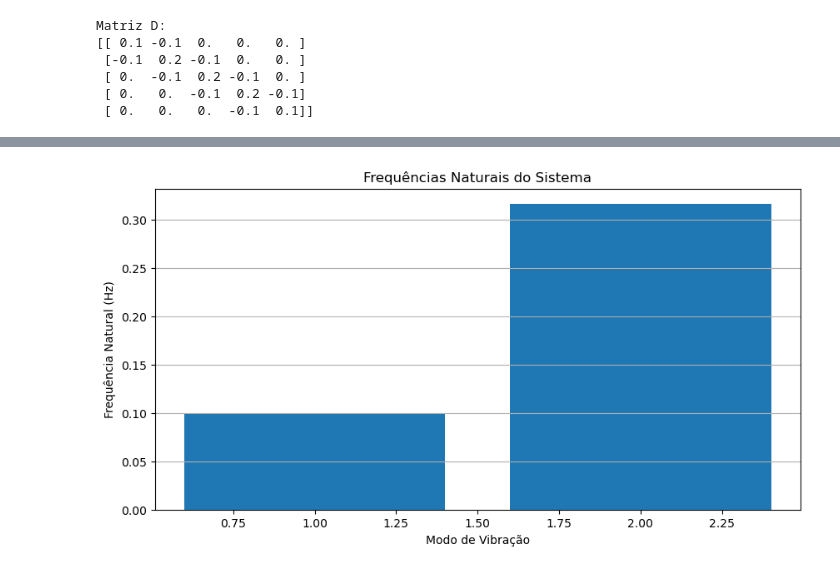
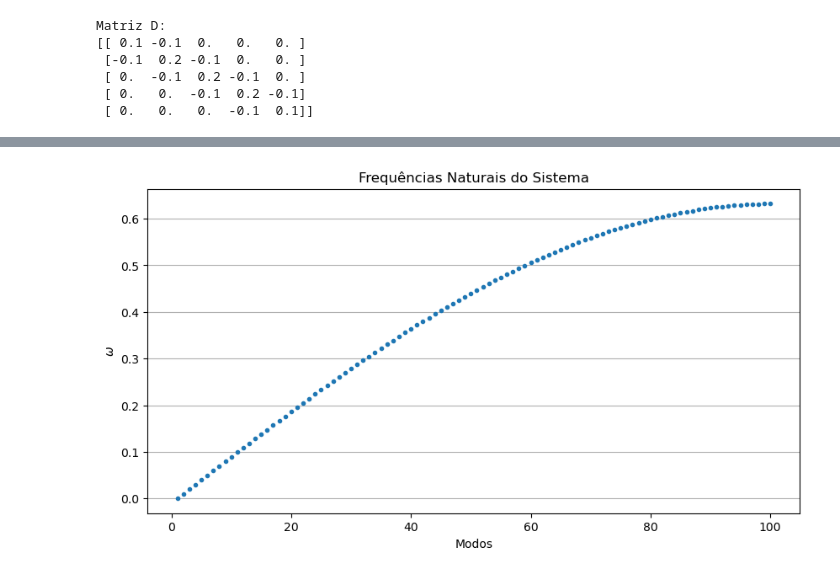
Before and after one commit to aragaoiberis/atv4, a Jupyter notebook: atv4.ipynb, the cells around one changed output, grey strips where cells are left out. Cells and saved outputs as stored; diff of their text form; code cells hidden in the pictures.

```diff
--- a/atv4.ipynb
+++ b/atv4.ipynb
@@ -556,33 +504,0 @@ autovetores:
-# %%
-# Cria a matriz nula
-massas = int(input("Qual o número de massas da cadeia? "))
-m_fixa = []
-m_var = float(input("Qual a massa m? "))
-m_fixa.append(m_var)
-m = np.array([m_fixa]*massas)
-
-k1 = float(input("Qual a constante elástica k? "))
-
-# Inicializa a matriz D com zeros
-D = np.zeros((massas, massas))
-
-# Preenche a matriz D de acordo com o sistema de massas e molas
-for i in range(massas):
-    if massas == 1:  # Caso especial com apenas 1 massa
-        D[i, i] = k1/m[i]
-    else:
-        if i == 0:  # Primeira massa
-            D[i, i] = k1/m[i]
-            D[i, i+1] = -k1/m[i]
-        elif i == massas-1:  # Última massa
-            D[i, i] = k1/m[i]
-            D[i, i-1] = -k1/m[i]
-        else:  # Massas do meio
-            D[i, i] = 2*k1/m[i]
-            D[i, i-1] = -k1/m[i]
-            D[i, i+1] = -k1/m[i]
-
-autovalores, autovetores = np.linalg.eig(D)
-frequencias = np.sqrt(np.abs(autovalores))
-print(f"Para as massas m = {m} e constante elástica k={k1} temos:")
-print(f"Autovalores: {autovalores}, frequências: {frequencias}. \nautovetores: \n{autovetores}")
@@ -799,10 +539,11 @@ plt.show()
 # %%
+frequencias = np.sqrt(autovalores)
 plt.figure(figsize=(10, 5))
-plt.bar(range(1, len(frequencias)+1), frequencias)
-plt.xlabel('Modo de Vibração')
-plt.ylabel('Frequência Natural (Hz)')
+plt.plot(range(1, len(frequencias)+1), frequencias, '.')
+plt.xlabel('Modos')
+plt.ylabel('$\omega$')
 plt.title('Frequências Naturais do Sistema')
 plt.grid(True, axis='y')
 plt.show()
 # %% [output]
-[figure, old version]
+[figure, new version]
```
Also changed, not shown: parts of 38 cells of this notebook.
